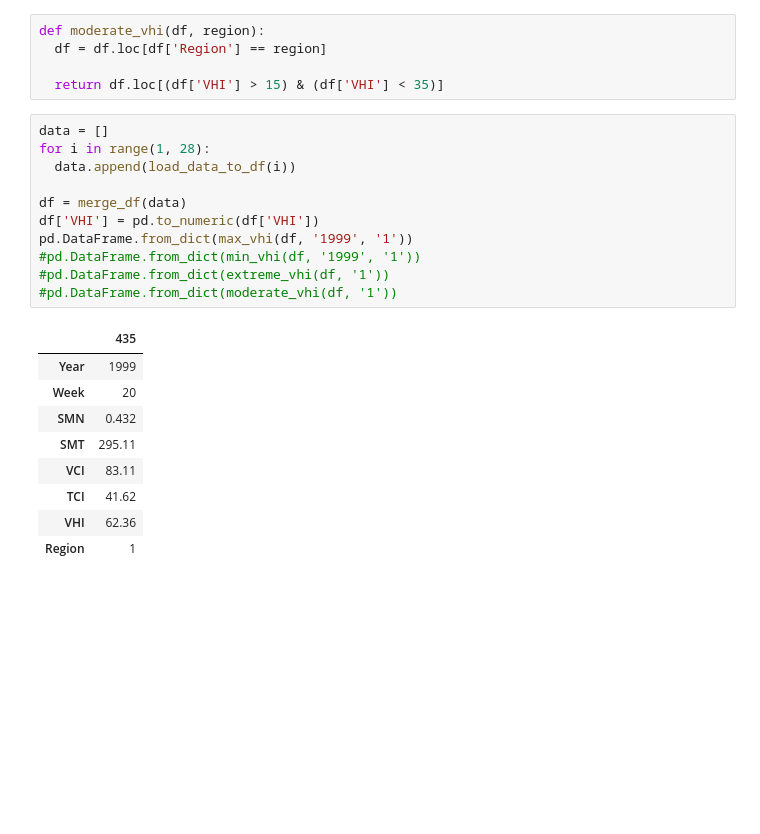
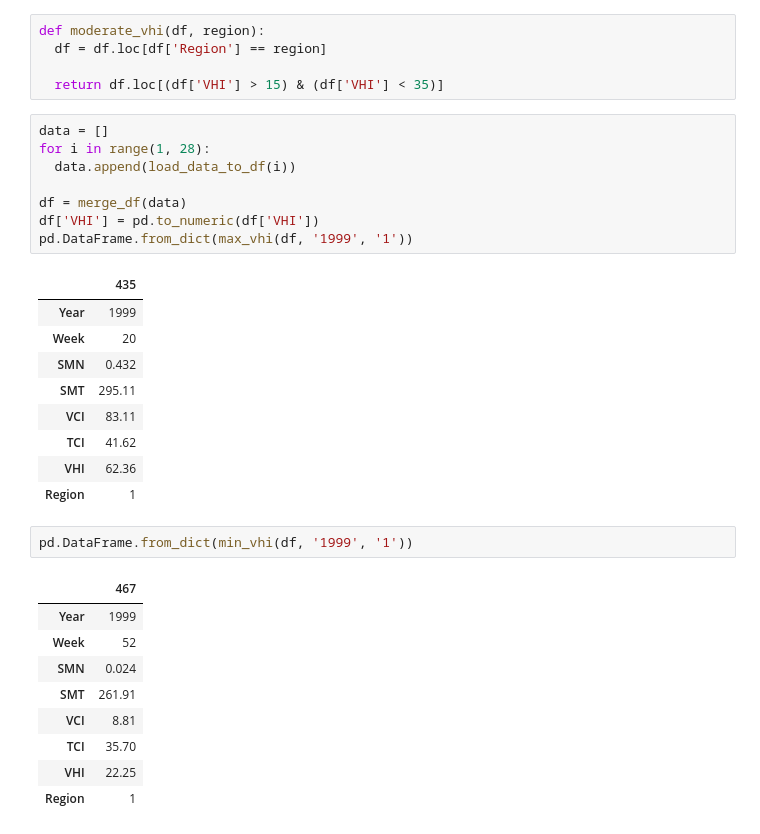
Before and after one commit to nastyabekesheva/DataScience, a Jupyter notebook: labs/lab_1.ipynb, the cells around one changed output. Saved outputs shown, nothing was run; the diff lists cells and outputs as text; blank space fills up the shorter version.

```diff
--- a/labs/lab_1.ipynb
+++ b/labs/lab_1.ipynb
@@ -108,9 +108,6 @@ for i in range(1, 28):
 df = merge_df(data)
 df['VHI'] = pd.to_numeric(df['VHI'])
 pd.DataFrame.from_dict(max_vhi(df, '1999', '1'))
-#pd.DataFrame.from_dict(min_vhi(df, '1999', '1'))
-#pd.DataFrame.from_dict(extreme_vhi(df, '1'))
-#pd.DataFrame.from_dict(moderate_vhi(df, '1'))
 # %% [output]
 |  | 435 |
 | Year | 1999 |
@@ -121,3 +118,15 @@ pd.DataFrame.from_dict(max_vhi(df, '1999', '1'))
 | TCI | 41.62 |
 | VHI | 62.36 |
 | Region | 1 |
+# %%
+pd.DataFrame.from_dict(min_vhi(df, '1999', '1'))
+# %% [output]
+|  | 467 |
+| Year | 1999 |
+| Week | 52 |
+| SMN | 0.024 |
+| SMT | 261.91 |
+| VCI | 8.81 |
+| TCI | 35.70 |
+| VHI | 22.25 |
+| Region | 1 |
```
Also changed, not shown: parts of 4 cells of this notebook.
